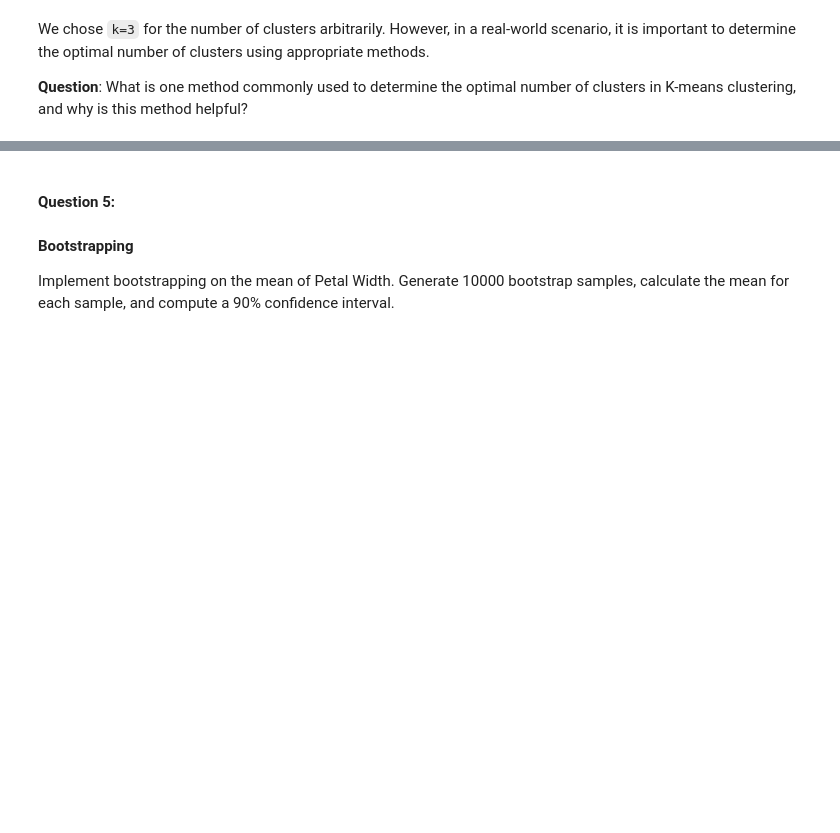
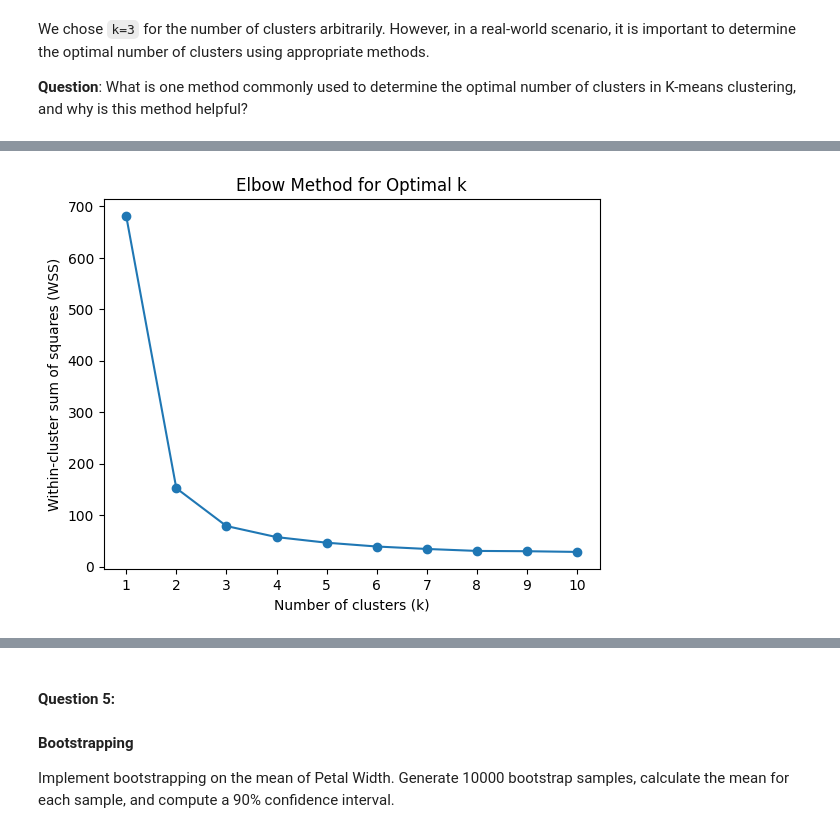
Before and after one commit to jeffey97/applying_statistical_concepts, a Jupyter notebook: 02_activities/assignments/assignment_3.ipynb, the cells around one changed output, grey strips where cells are left out. Drawn from its saved outputs; the diff is of its cells as text; code cells hidden in the pictures; blank space fills up the shorter version.

```diff
--- a/02_activities/assignments/assignment_3.ipynb
+++ b/02_activities/assignments/assignment_3.ipynb
@@ -198,0 +199,17 @@ We chose `k=3` for the number of clusters arbitrarily. However, in a real-world
+# %%
+wss = []
+# Try different values of k from 1 to 10
+for k in range(1, 11):
+    kmeans = KMeans(n_clusters=k, random_state=42)
+    kmeans.fit(iris_df.iloc[:, :-1])  # Use only feature columns (exclude cluster labels)
+    wss.append(kmeans.inertia_)
+
+# Plot the WSS values for each k
+plt.plot(range(1, 11,), wss, marker='o')
+plt.xticks(range(1, 11))
+plt.xlabel('Number of clusters (k)')
+plt.ylabel('Within-cluster sum of squares (WSS)')
+plt.title('Elbow Method for Optimal k')
+plt.show()
+# %% [output]
+[figure, added]
```
Also changed, not shown: parts of 3 cells of this notebook.
